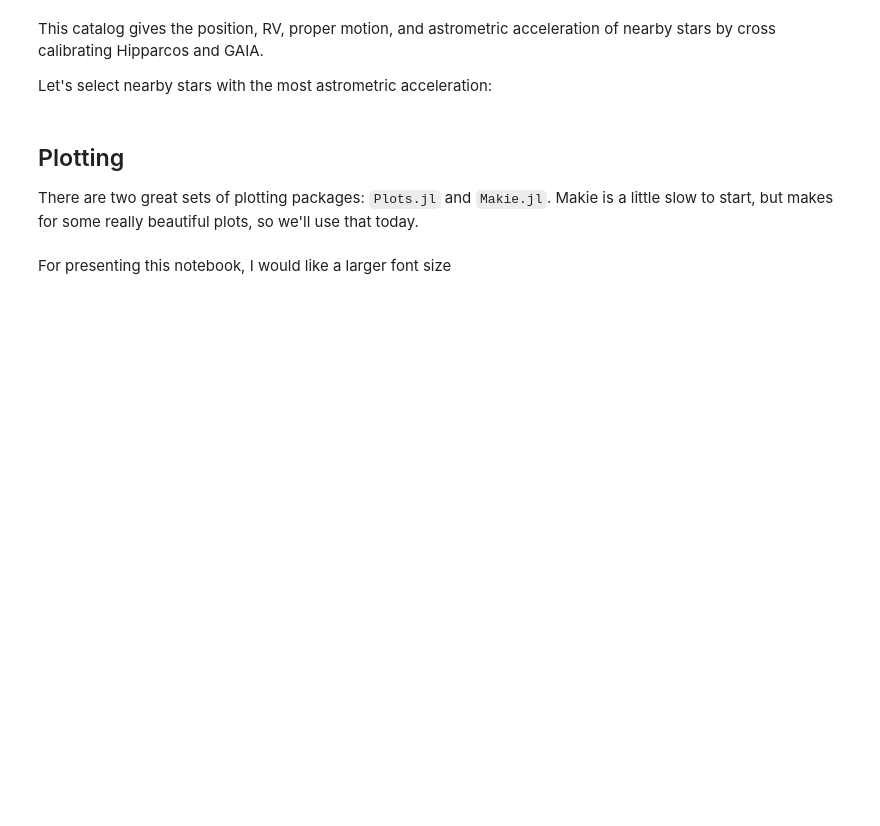
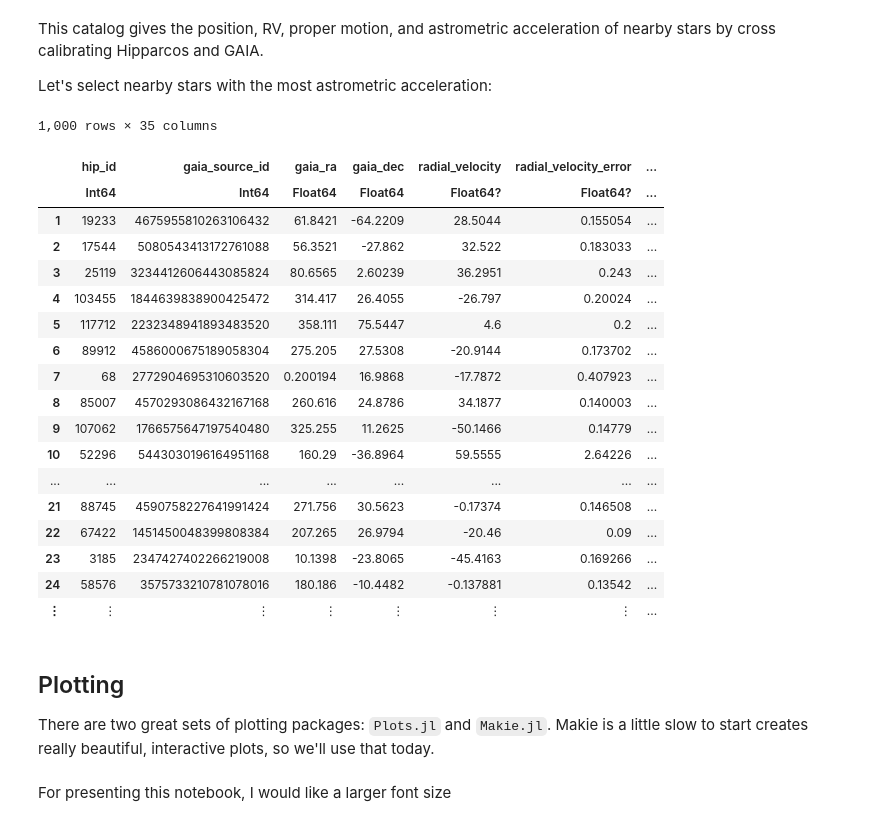
Before and after one commit to sefffal/JuliaNotes, a Jupyter notebook: notes-1.ipynb, the cells around one changed output. Cells and saved outputs as stored; diff of their text form; code cells hidden in the pictures; blank space fills up the shorter version.

```diff
--- a/notes-1.ipynb
+++ b/notes-1.ipynb
@@ -511,18 +621,38 @@ This catalog gives the position, RV, proper motion, and astrometric acceleration
 Let's select nearby stars with the most astrometric acceleration:
 # %%
 nearby = filter(hgca) do row
-    row.parallax_gaia > 20 # About 50pc
+    row.parallax_gaia > 30 # About 40pc
 end
 
 
 sort!(nearby, [:chisq], rev=true)
 
 # And let's pick the top  1000
 beststars = nearby[1:1000, :]
+# %% [output]
+1,000 rows × 35 columns
+|  | hip_id | gaia_source_id | gaia_ra | gaia_dec | radial_velocity | radial_velocity_error | ... |
+|  | Int64 | Int64 | Float64 | Float64 | Float64? | Float64? | ... |
+| 1 | 19233 | 4675955810263106432 | 61.8421 | -64.2209 | 28.5044 | 0.155054 | ... |
+| 2 | 17544 | 5080543413172761088 | 56.3521 | -27.862 | 32.522 | 0.183033 | ... |
+| 3 | 25119 | 3234412606443085824 | 80.6565 | 2.60239 | 36.2951 | 0.243 | ... |
+| 4 | 103455 | 1844639838900425472 | 314.417 | 26.4055 | -26.797 | 0.20024 | ... |
+| 5 | 117712 | 2232348941893483520 | 358.111 | 75.5447 | 4.6 | 0.2 | ... |
+| 6 | 89912 | 4586000675189058304 | 275.205 | 27.5308 | -20.9144 | 0.173702 | ... |
+| 7 | 68 | 2772904695310603520 | 0.200194 | 16.9868 | -17.7872 | 0.407923 | ... |
+| 8 | 85007 | 4570293086432167168 | 260.616 | 24.8786 | 34.1877 | 0.140003 | ... |
+| 9 | 107062 | 1766575647197540480 | 325.255 | 11.2625 | -50.1466 | 0.14779 | ... |
+| 10 | 52296 | 5443030196164951168 | 160.29 | -36.8964 | 59.5555 | 2.64226 | ... |
+| ... | ... | ... | ... | ... | ... | ... | ... |
+| 21 | 88745 | 4590758227641991424 | 271.756 | 30.5623 | -0.17374 | 0.146508 | ... |
+| 22 | 67422 | 1451450048399808384 | 207.265 | 26.9794 | -20.46 | 0.09 | ... |
+| 23 | 3185 | 2347427402266219008 | 10.1398 | -23.8065 | -45.4163 | 0.169266 | ... |
+| 24 | 58576 | 3575733210781078016 | 180.186 | -10.4482 | -0.137881 | 0.13542 | ... |
+| ⋮ | ⋮ | ⋮ | ⋮ | ⋮ | ⋮ | ⋮ | ... |
 # %% [markdown]
 ## Plotting
 
-There are two great sets of plotting packages: `Plots.jl` and `Makie.jl`. Makie is a little slow to start, but makes for some really beautiful plots, so we'll use that today.
+There are two great sets of plotting packages: `Plots.jl` and `Makie.jl`. Makie is a little slow to start creates really beautiful, interactive plots, so we'll use that today.
 # %%
 using WGLMakie
 
```
Also changed, not shown: parts of 30 cells of this notebook.
